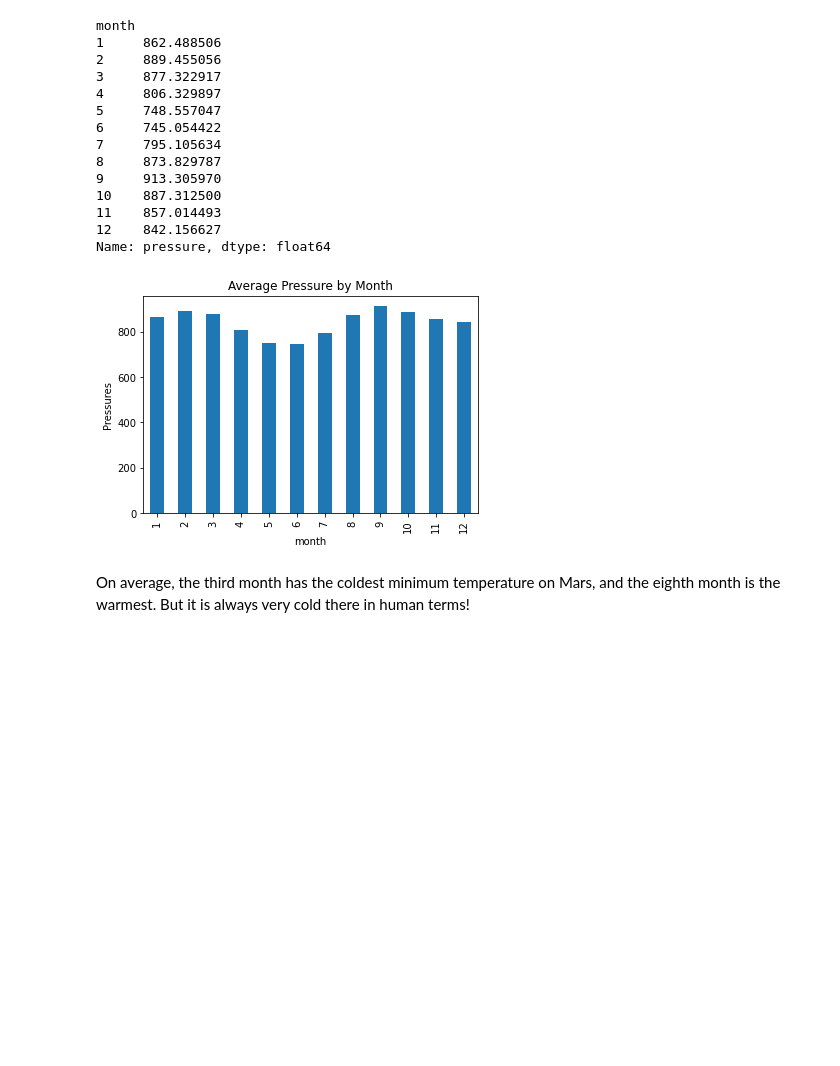
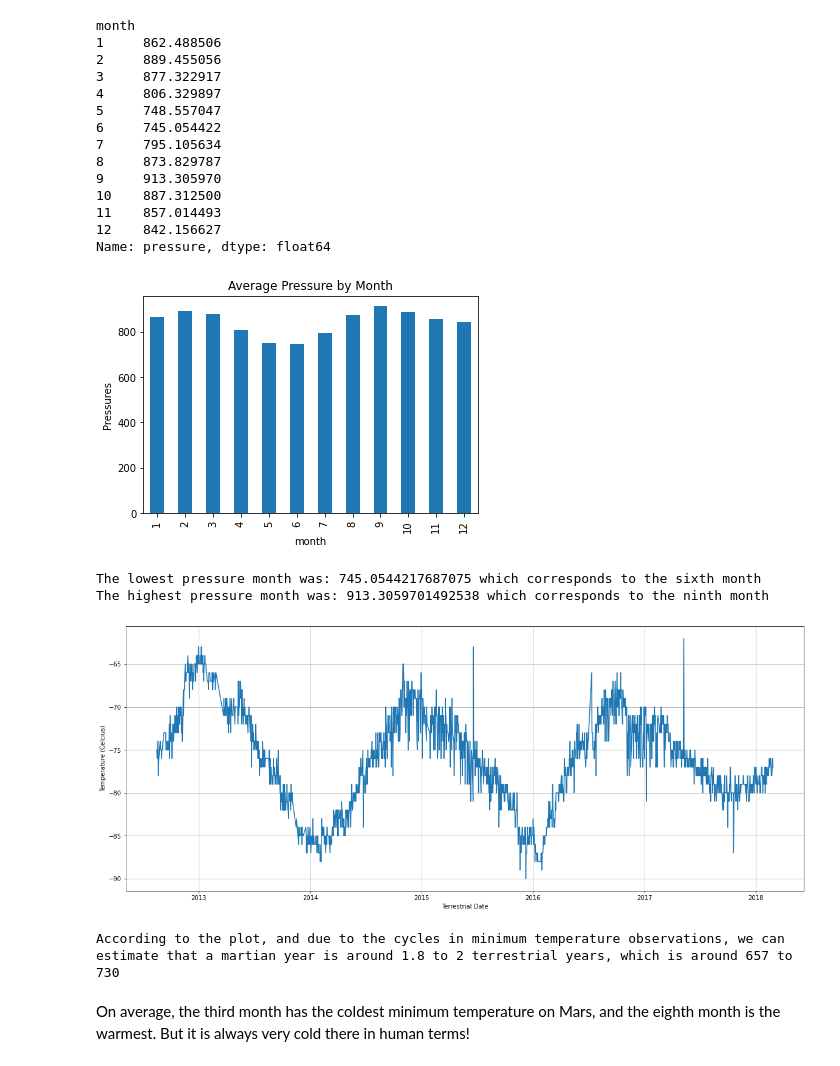
Before and after one commit to AlejandroChavezA00571497/web-scraping-challenge, a Jupyter notebook: Main_part_2_mars_weather.ipynb, the cells around one changed output. Drawn from its saved outputs; the diff is of its cells as text; code cells hidden in the pictures; blank space fills up the shorter version.

```diff
--- a/Main_part_2_mars_weather.ipynb
+++ b/Main_part_2_mars_weather.ipynb
@@ -239,5 +240,10 @@ Name: pressure, dtype: float64
 # Plot the average pressure by month
 avg_pressure.plot(kind = "bar", title = "Average Pressure by Month", ylabel = "Pressures", xlabel = "month")
 plt.show()
+
+print(f"The lowest pressure month was: {avg_pressure.min()} which corresponds to the sixth month")
+print(f"The highest pressure month was: {avg_pressure.max()} which corresponds to the ninth month")
 # %% [output]
 [figure]
+The lowest pressure month was: 745.0544217687075 which corresponds to the sixth month
+The highest pressure month was: 913.3059701492538 which corresponds to the ninth month
@@ -246,3 +250,17 @@ plt.show()
+# %%
+# 5. How many terrestrial (earth) days are there in a Martian year?
+
+plt.figure(figsize=(20,8))
+plt.plot(mars_weather_df["terrestrial_date"], mars_weather_df["min_temp"])
+plt.xlabel("Terrestrial Date")
+plt.ylabel("Temperature (Celcius)")
+plt.grid(visible = True)
+plt.show()
+
+print(f"According to the plot, and due to the cycles in minimum temperature observations, we can estimate that a martian year is around 1.8 to 2 terrestrial years, which is around 657 to 730")
+# %% [output]
+[figure, added]
+According to the plot, and due to the cycles in minimum temperature observations, we can estimate that a martian year is around 1.8 to 2 terrestrial years, which is around 657 to 730
 # %% [markdown]
 On average, the third month has the coldest minimum temperature on Mars, and the eighth month is the warmest. But it is always very cold there in human terms!
 # %% [markdown]
```
Also changed, not shown: parts of 5 cells of this notebook, 1 other file.
